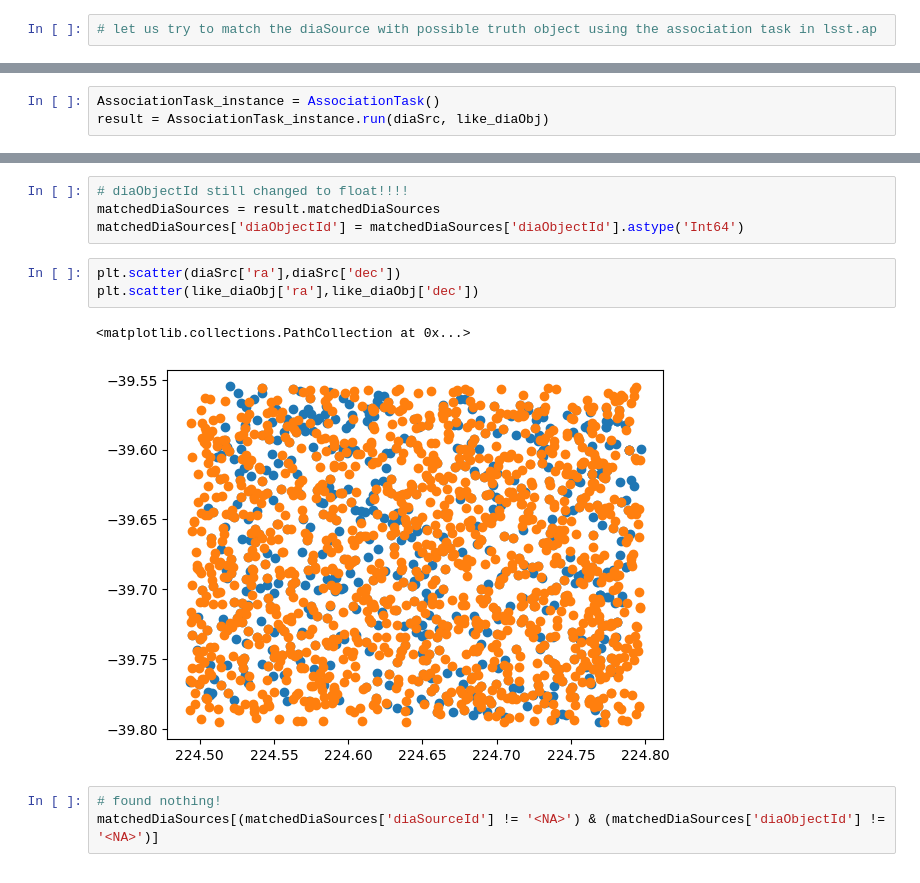
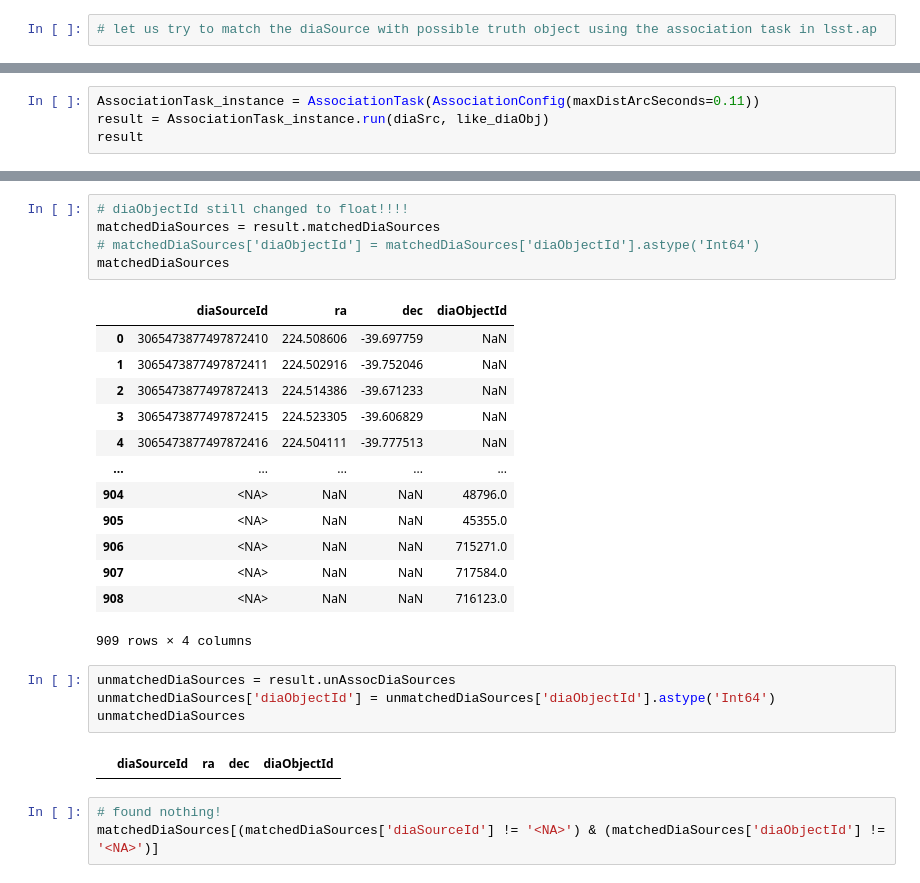
Before and after one commit to lsst-sitcom/notebooks_dia, a Jupyter notebook: Op_rehs_3_dia_truth_sprint_May13_2024.ipynb, the cells around one changed output, grey strips where cells are left out. Drawn from its saved outputs; the diff is of its cells as text.

```diff
--- a/Op_rehs_3_dia_truth_sprint_May13_2024.ipynb
+++ b/Op_rehs_3_dia_truth_sprint_May13_2024.ipynb
@@ -316,3 +329,4 @@ like_diaObj['diaObjectId'] = like_diaObj['diaObjectId'].astype('Int64')
 # %%
-AssociationTask_instance = AssociationTask()
+AssociationTask_instance = AssociationTask(AssociationConfig(maxDistArcSeconds=0.11))
 result = AssociationTask_instance.run(diaSrc, like_diaObj)
+result
@@ -319,13 +350,28 @@ result = AssociationTask_instance.run(diaSrc, like_diaObj)
 # %%
 # diaObjectId still changed to float!!!!
 matchedDiaSources = result.matchedDiaSources
-matchedDiaSources['diaObjectId'] = matchedDiaSources['diaObjectId'].astype('Int64')
+# matchedDiaSources['diaObjectId'] = matchedDiaSources['diaObjectId'].astype('Int64')
+matchedDiaSources
+# %% [output]
+|  | diaSourceId | ra | dec | diaObjectId |
+| 0 | 3065473877497872410 | 224.508606 | -39.697759 | NaN |
+| 1 | 3065473877497872411 | 224.502916 | -39.752046 | NaN |
+| 2 | 3065473877497872413 | 224.514386 | -39.671233 | NaN |
+| 3 | 3065473877497872415 | 224.523305 | -39.606829 | NaN |
+| 4 | 3065473877497872416 | 224.504111 | -39.777513 | NaN |
+| ... | ... | ... | ... | ... |
+| 904 | <NA> | NaN | NaN | 48796.0 |
+| 905 | <NA> | NaN | NaN | 45355.0 |
+| 906 | <NA> | NaN | NaN | 715271.0 |
+| 907 | <NA> | NaN | NaN | 717584.0 |
+| 908 | <NA> | NaN | NaN | 716123.0 |
+909 rows × 4 columns
-# %%
-plt.scatter(diaSrc['ra'],diaSrc['dec'])
-plt.scatter(like_diaObj['ra'],like_diaObj['dec'])
-# %% [output]
-<matplotlib.collections.PathCollection at 0x...>
-[figure, removed]
+# %%
+unmatchedDiaSources = result.unAssocDiaSources
+unmatchedDiaSources['diaObjectId'] = unmatchedDiaSources['diaObjectId'].astype('Int64')
+unmatchedDiaSources
+# %% [output]
+|  | diaSourceId | ra | dec | diaObjectId |
 # %%
 # found nothing!
 matchedDiaSources[(matchedDiaSources['diaSourceId'] != '<NA>') & (matchedDiaSources['diaObjectId'] != '<NA>')]
```
Also changed, not shown: parts of 4 cells of this notebook.
